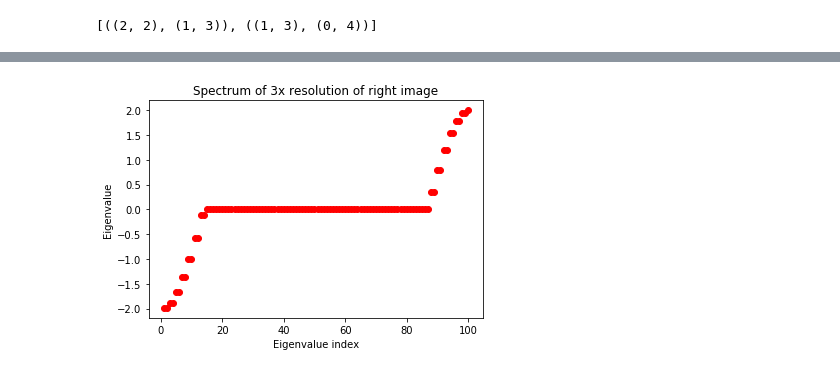
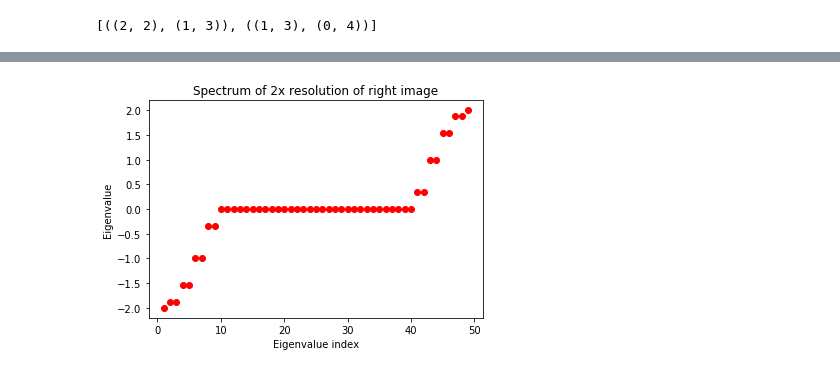
Before and after one commit to ShabaniLab/CircuitQEDLattices, a Jupyter notebook: LargerTransition.ipynb, the cells around one changed output, grey strips where cells are left out. Cells and saved outputs as stored; diff of their text form; code cells hidden in the pictures.

```diff
--- a/LargerTransition.ipynb
+++ b/LargerTransition.ipynb
@@ -144,7 +144,7 @@ hop_list_l = [((0,2),(1,3)), ((1,3),(1,2)), ((1,2),(2,2)), ((2,2),(3,2)), ((3,2)
 hop_list_r = [((0,3),(1,3)),((1,3),(1,2)),((1,2),(2,2)), ((2,2),(3,1)), ((3,1),(2,1)), ((2,1),(2,0)),
              ((2,0),(1,1)),((1,1),(0,2)), ((0,2),(0,3))]
 
-sf = 3 # scale factor for size increase
+sf = 2 # scale factor for size increase
 g_r = nx.grid_graph([3*sf + 1, 3*sf + 1])
 
 sd = 16 # seed for layout
@@ -190,4 +190,4 @@ The iterable function was deprecated in Matplotlib 3.1 and will be removed in 3.
 # %%
-spec(g_r, 'Spectrum of 3x resolution of right image');
+spec(g_r, 'Spectrum of 2x resolution of right image');
 # %% [output]
-[figure, old version]
+[figure, new version]
```
Also changed, not shown: parts of 7 cells of this notebook.
